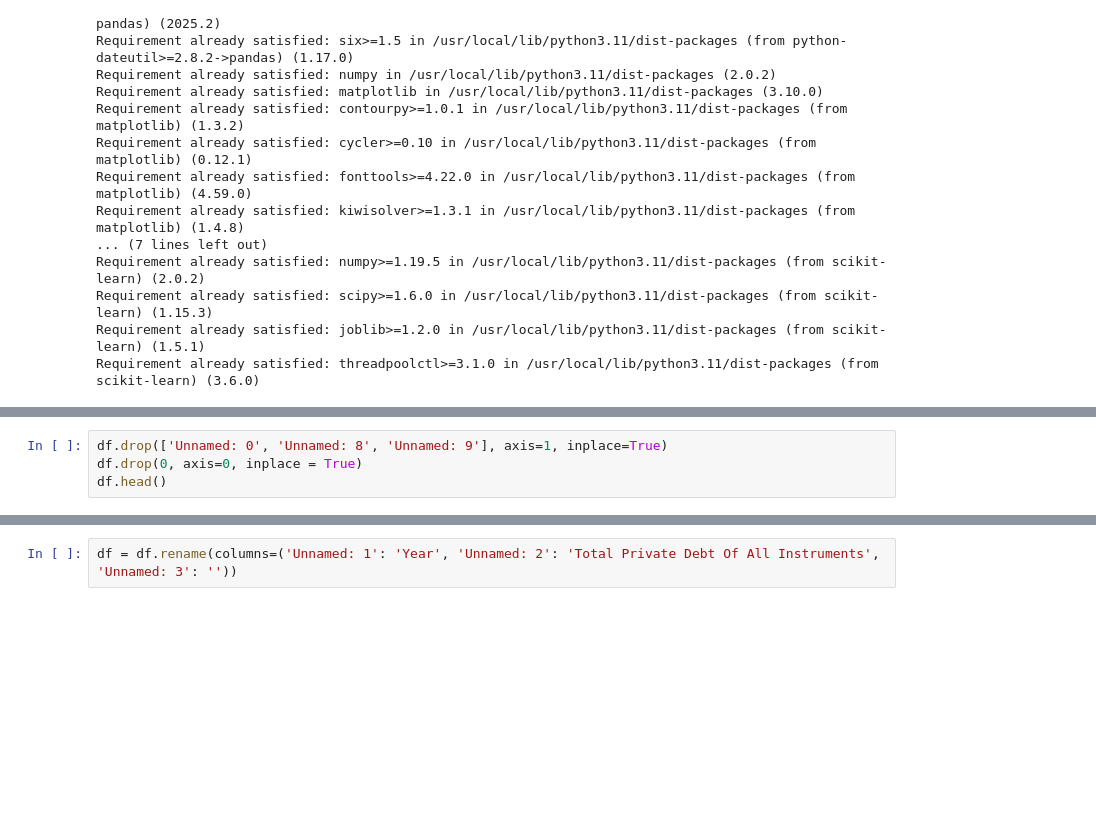
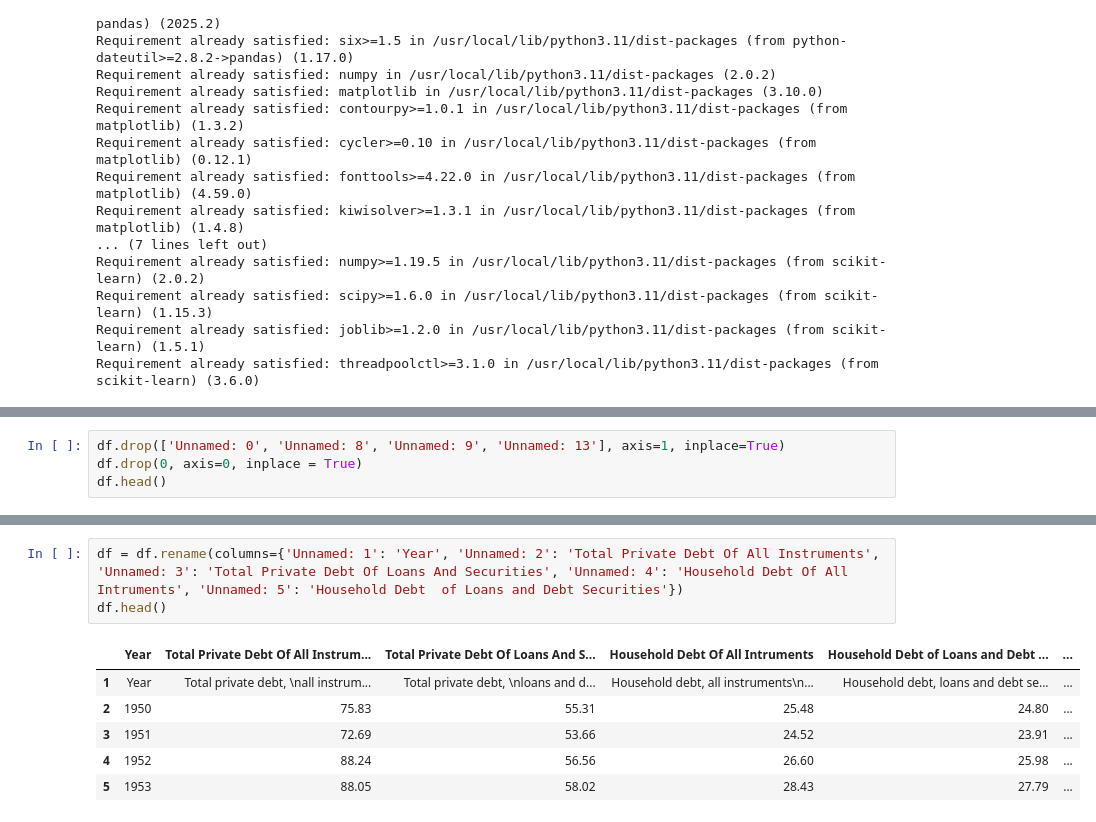
Before and after one commit to aeslha/july_21, a Jupyter notebook: DSRP_Final_Project.ipynb, the cells around one changed output, grey strips where cells are left out. Cells and saved outputs as stored; diff of their text form; blank space fills up the shorter version.

```diff
--- a/DSRP_Final_Project.ipynb
+++ b/DSRP_Final_Project.ipynb
@@ -49,7 +49,7 @@ df.head()
 | 3 | NaN | 1951 | 72.69 | 53.66 | 24.52 | 23.91 | 48.17 | 29.75 | ... |
 | 4 | NaN | 1952 | 88.24 | 56.56 | 26.60 | 25.98 | 61.64 | 30.58 | ... |
 # %%
-df.drop(['Unnamed: 0', 'Unnamed: 8', 'Unnamed: 9'], axis=1, inplace=True)
+df.drop(['Unnamed: 0', 'Unnamed: 8', 'Unnamed: 9', 'Unnamed: 13'], axis=1, inplace=True)
 df.drop(0, axis=0, inplace = True)
 df.head()
 # %% [output]
@@ -60,4 +60,12 @@ df.head()
 | 4 | 1952 | 88.24 | 56.56 | 26.60 | 25.98 | 61.64 | 30.58 | 72.53 | ... |
 | 5 | 1953 | 88.05 | 58.02 | 28.43 | 27.79 | 59.62 | 30.22 | 71.75 | ... |
 # %%
-df = df.rename(columns=('Unnamed: 1': 'Year', 'Unnamed: 2': 'Total Private Debt Of All Instruments', 'Unnamed: 3': ''))
+df = df.rename(columns={'Unnamed: 1': 'Year', 'Unnamed: 2': 'Total Private Debt Of All Instruments', 'Unnamed: 3': 'Total Private Debt Of Loans And Securities', 'Unnamed: 4': 'Household Debt Of All Intruments', 'Unnamed: 5': 'Household Debt  of Loans and Debt Securities'})
+df.head()
+# %% [output]
+|  | Year | Total Private Debt Of All Instrum... | Total Private Debt Of Loans And S... | Household Debt Of All Intruments | Household Debt of Loans and Debt ... | ... |
+| 1 | Year | Total private debt, \nall instrum... | Total private debt, \nloans and d... | Household debt, all instruments\n... | Household debt, loans and debt se... | ... |
+| 2 | 1950 | 75.83 | 55.31 | 25.48 | 24.80 | ... |
+| 3 | 1951 | 72.69 | 53.66 | 24.52 | 23.91 | ... |
+| 4 | 1952 | 88.24 | 56.56 | 26.60 | 25.98 | ... |
+| 5 | 1953 | 88.05 | 58.02 | 28.43 | 27.79 | ... |
```
